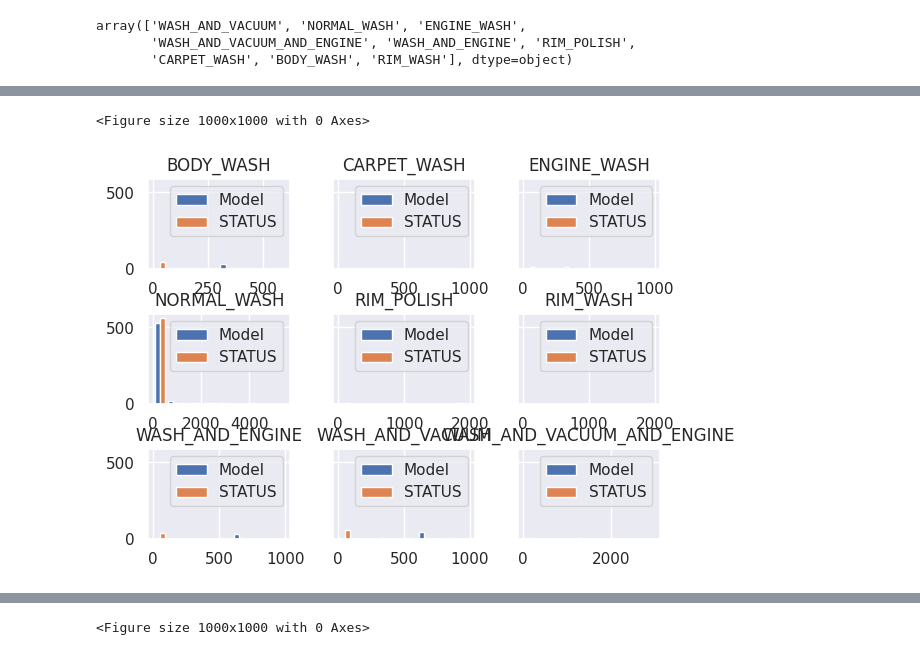
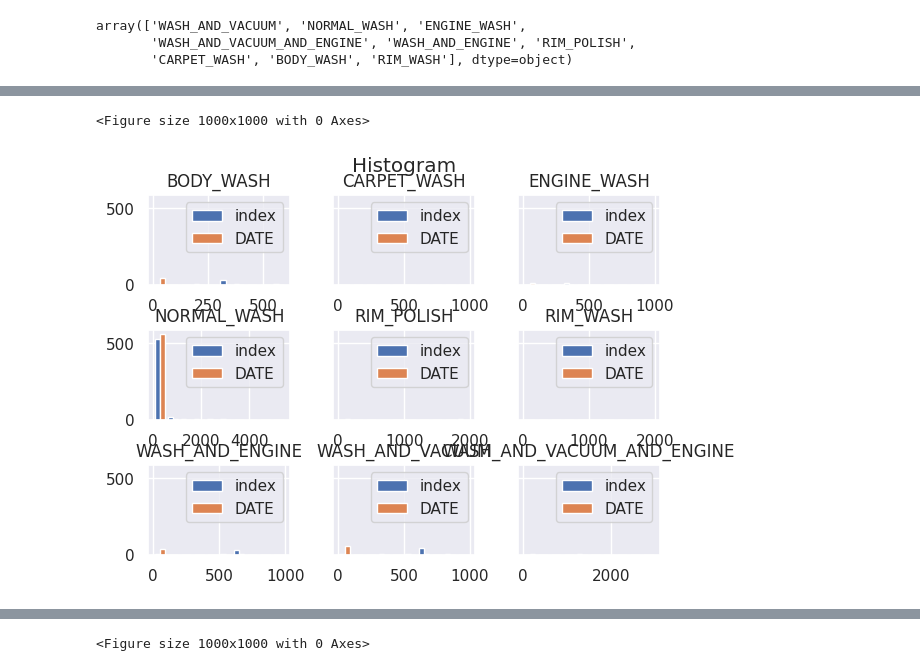
Before and after one commit to Nyakiamo-Samuel/CAR-WASH, a Jupyter notebook: Car_Wash_EDA.ipynb, the cells around one changed output, grey strips where cells are left out. Saved outputs shown, nothing was run; the diff lists cells and outputs as text; code cells hidden in the pictures.

```diff
--- a/Car_Wash_EDA.ipynb
+++ b/Car_Wash_EDA.ipynb
@@ -1000,6 +1182,0 @@ car_wash_1["Model"].replace(aidi, "AUDI", inplace=True)
-# %%
-landrover=["DISCOVERY", "Landrover", "Discovery"]
-car_wash_1['Model'].replace(landrover, "LANDROVER", inplace=True)
-# %%
-car_wash_1['Model'][car_wash_1['Model']=="Swift"]="SUZUKI"
-car_wash_1["Model"][car_wash_1["Model"]=="Suzuki"]="SUZUKI"
@@ -1098,4 +1277,4 @@ car_wash_1.sample(10)
 # %%
-data=car_wash_1[["Model", "STATUS", "SERVICE", "ADDITIONAL SERVICE", "AMOUNT", "BALANCE"]]
+data=car_wash_1.copy()
 data.sample(10)
 # %% [output]
@@ -1127,6 +1313,6 @@ data.isnull().sum()
 dtype: int64
 # %%
-data['Model'].fillna(method='ffill', inplace=True)
+data.fillna(method='ffill', inplace=True)
 # %%
 data['ADDITIONAL SERVICE'].unique()
 # %% [output]
@@ -1202,7 +1392,9 @@ data.describe(include='all')
 # %%
 plt.figure(figsize=(10,10))
 data.hist(by='SERVICE', bins=10, xrot=0, sharex=False, sharey=True, legend=True, grid=True)
+plt.suptitle('Histogram')
+#plt.savefig('hist.jpeg', dpi=300)
 plt.show()
 # %% [output]
 <Figure size 1000x1000 with 0 Axes>
-[figure, old version]
+[figure, new version]
```
Also changed, not shown: parts of 115 cells of this notebook.
